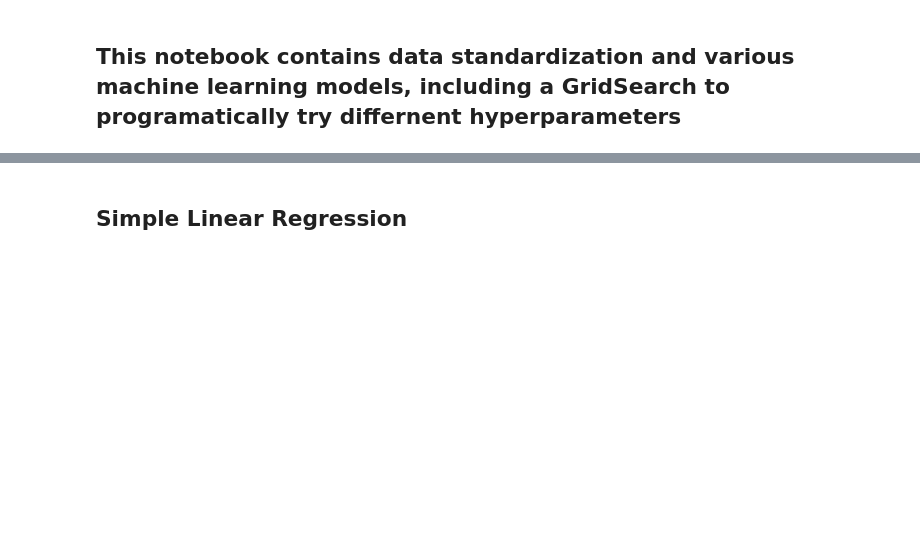
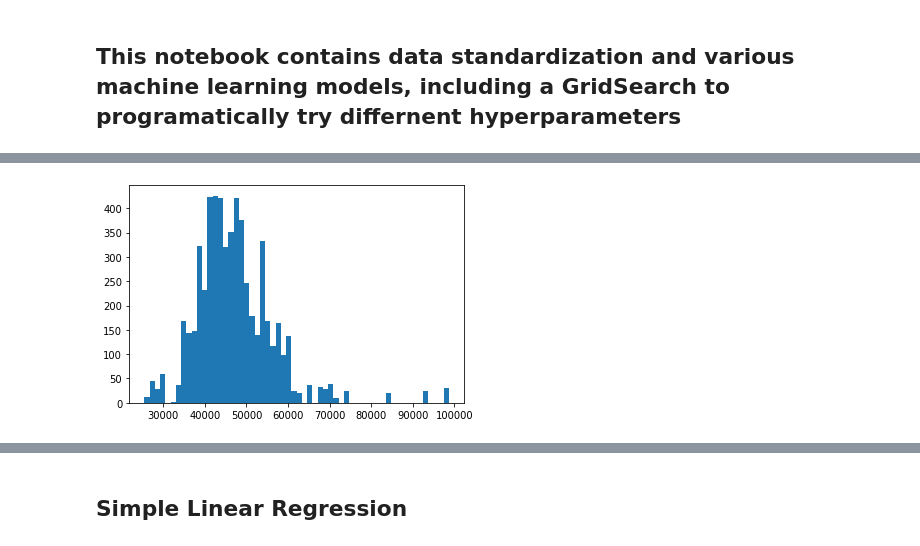
Before and after one commit to rylativity/health_and_income, a Jupyter notebook: Data_Standardization_And_Modeling.ipynb, the cells around one changed output, grey strips where cells are left out. Saved outputs shown, nothing was run; the diff lists cells and outputs as text; code cells hidden in the pictures; blank space fills up the shorter version.

```diff
--- a/Data_Standardization_And_Modeling.ipynb
+++ b/Data_Standardization_And_Modeling.ipynb
@@ -33,3 +57,7 @@ plt.hist(df["Median_Income_2017"])
+# %%
+plt.hist(df["Median_Income_2017"], bins=len(df["Median_Income_2017"])//100);
+# %% [output]
+[figure, added]
 # %%
 print(skewtest(df["Median_Income_2017"]))
 # %% [output]
```
Also changed, not shown: parts of 36 cells of this notebook.
